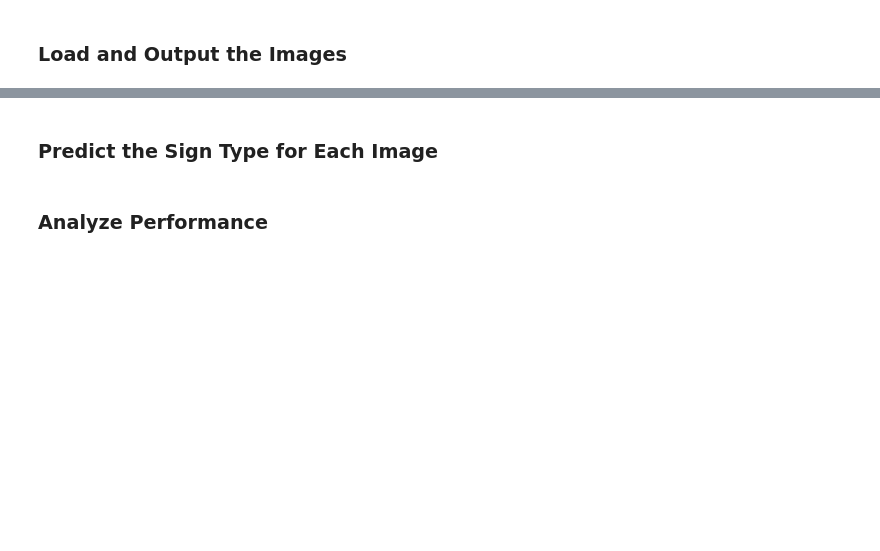
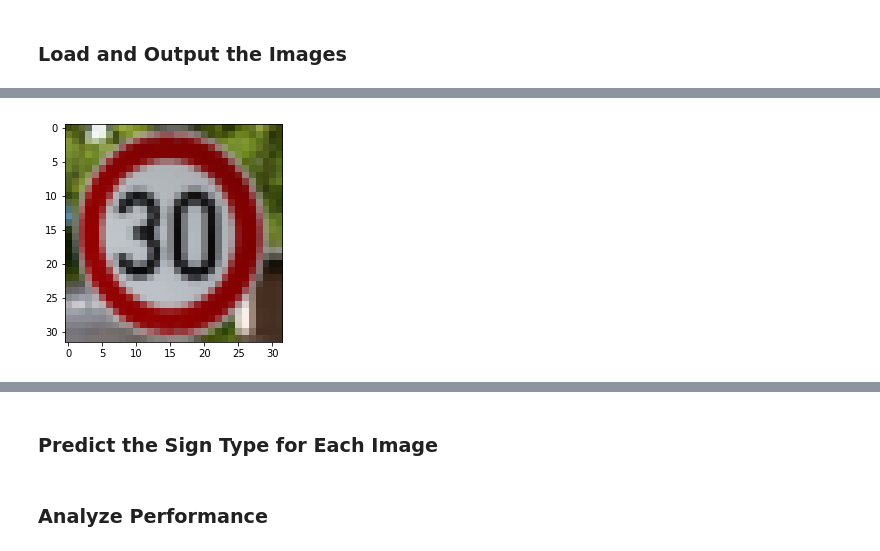
Before and after one commit to miaoyanlearningcode/CarND-Traffic-Sign-Classifier-Project, a Jupyter notebook: Traffic_Sign_Classifier.ipynb, the cells around one changed output, grey strips where cells are left out. Saved outputs shown, nothing was run; the diff lists cells and outputs as text; code cells hidden in the pictures; blank space fills up the shorter version.

```diff
--- a/Traffic_Sign_Classifier.ipynb
+++ b/Traffic_Sign_Classifier.ipynb
@@ -388,0 +434,16 @@ You may find `signnames.csv` useful as it contains mappings from the class id (i
+# %%
+## crop the image and resize to 32*32
+# upLeft = [[[25,110],],[[]]]
+from scipy.misc import imresize
+Img_webtest = []
+# image one
+upLeft = [25,110]
+length = 125
+imgTmp = imgInput[0]
+imgTmp = imgTmp[upLeft[0]:upLeft[0]+length,upLeft[1]:upLeft[1]+length]
+imgTmp = imresize(imgTmp,(32,32))
+plt.imshow(imgTmp)
+plt.show()
+Img_webtest.append(imgTmp)
+# %% [output]
+[figure, added]
```
Also changed, not shown: parts of 10 cells of this notebook, 9 other files.
